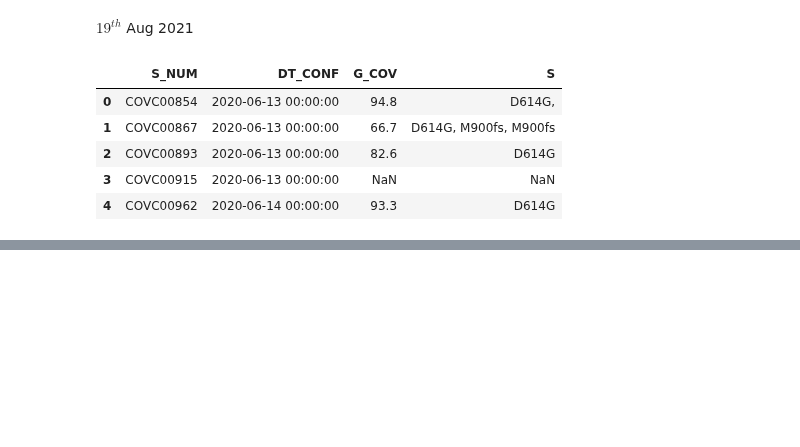
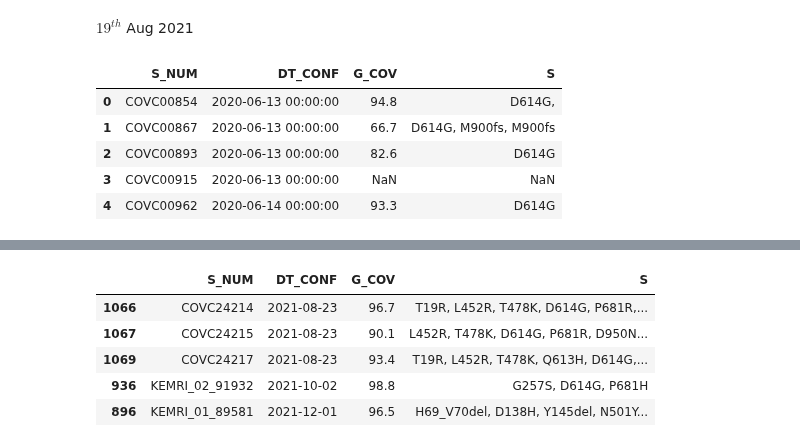
Before and after one commit to ousodaniel/SARS-CoV-2-Data-Workflows, a Jupyter notebook: track-spike-muts.ipynb, the cells around one changed output, grey strips where cells are left out. Saved outputs shown, nothing was run; the diff lists cells and outputs as text; code cells hidden in the pictures; blank space fills up the shorter version.

```diff
--- a/track-spike-muts.ipynb
+++ b/track-spike-muts.ipynb
@@ -58,3 +27,0 @@ len(list(mut_count))
-# %%
-df_data_ts = df_data.set_index('DT_CONF')
-df_data_ts.head()
@@ -70,0 +28,2 @@ df_data_ts['S'] = df_data_ts['S'].str.rstrip(', ')
+# %%
+df_data_dt = df_data.assign(DT_CONF=df_data['DT_CONF'].apply(lambda x: pd.to_datetime(x, dayfirst=True))).sort_values('DT_CONF')
@@ -70,0 +44,9 @@ df_data_ts['S'] = df_data_ts['S'].str.rstrip(', ')
+# %%
+df_data_dt.tail()
+# %% [output]
+|  | S_NUM | DT_CONF | G_COV | S |
+| 1066 | COVC24214 | 2021-08-23 | 96.7 | T19R, L452R, T478K, D614G, P681R,... |
+| 1067 | COVC24215 | 2021-08-23 | 90.1 | L452R, T478K, D614G, P681R, D950N... |
+| 1069 | COVC24217 | 2021-08-23 | 93.4 | T19R, L452R, T478K, Q613H, D614G,... |
+| 936 | KEMRI_02_91932 | 2021-10-02 | 98.8 | G257S, D614G, P681H |
+| 896 | KEMRI_01_89581 | 2021-12-01 | 96.5 | H69_V70del, D138H, Y145del, N501Y... |
```
Also changed, not shown: parts of 24 cells of this notebook.
